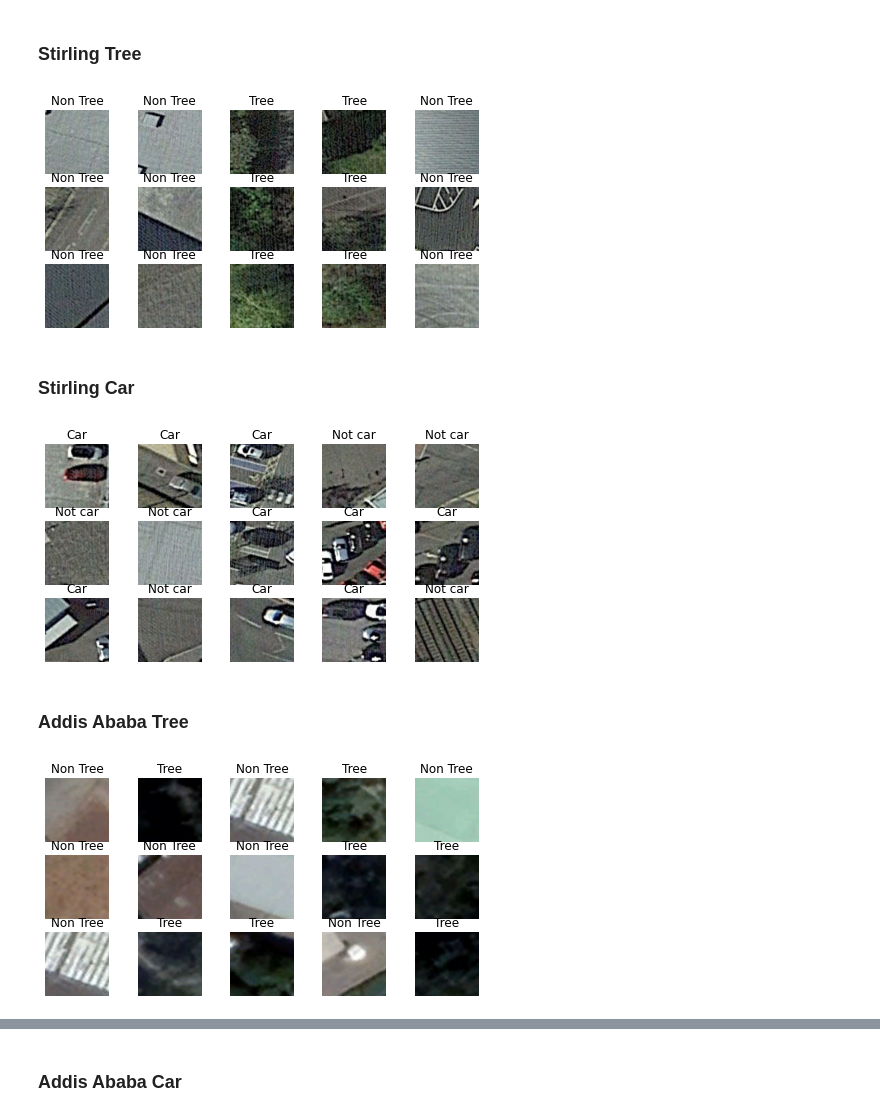
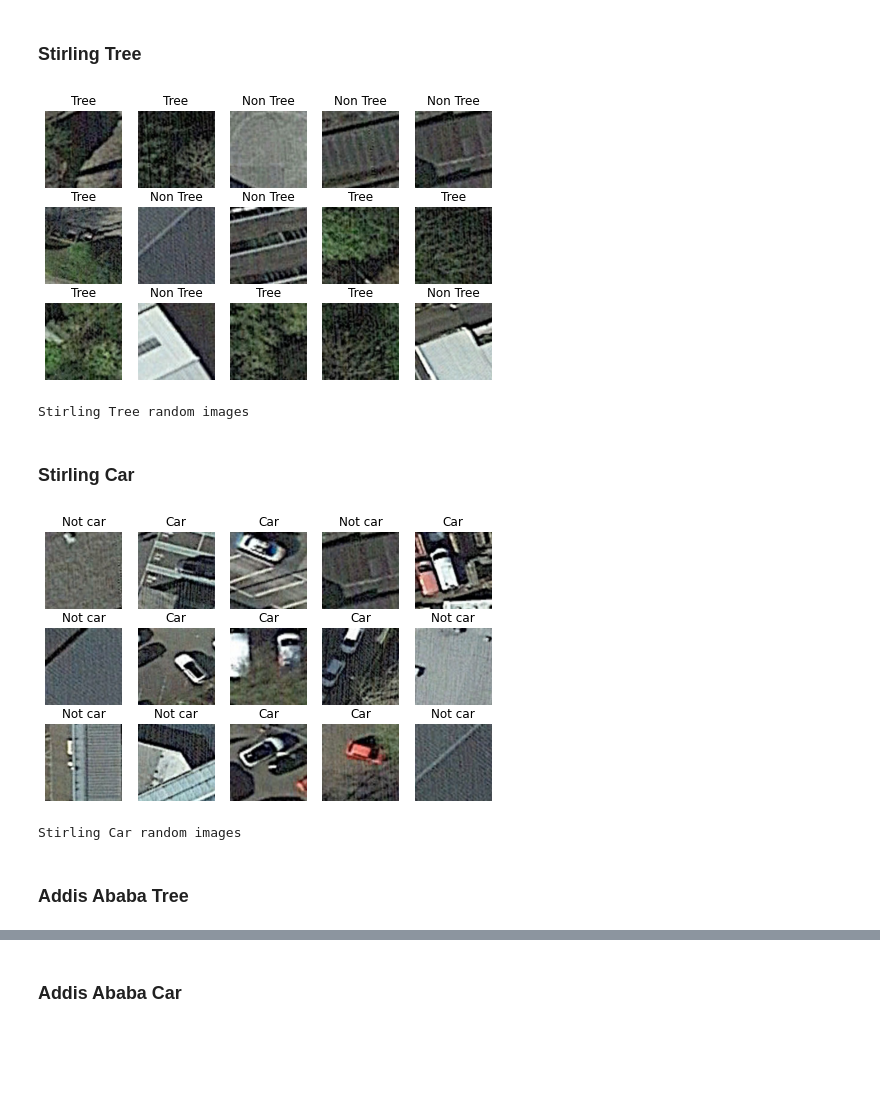
Before and after one commit to workingbetter/deep-learning-Image-classification-by-Michael-Bogale, a Jupyter notebook: ITNPAI1_3071806.ipynb, the cells around one changed output, grey strips where cells are left out. Saved outputs shown, nothing was run; the diff lists cells and outputs as text; code cells hidden in the pictures; blank space fills up the shorter version.

```diff
--- a/ITNPAI1_3071806.ipynb
+++ b/ITNPAI1_3071806.ipynb
@@ -79,0 +75,6 @@ label csv is created for easier access
+# %%
+# Directory path of image datasets
+stir_tree = '/content/drive/MyDrive/Deep learning/dataset11/dataset/Stirling_Tree'
+stir_car = '/content/drive/MyDrive/Deep learning/dataset11/dataset/Stirling_Car'
+addis_tree = '/content/drive/MyDrive/Deep learning/dataset11/dataset/Addis_Ababa_Tree'
+addis_car = '/content/drive/MyDrive/Deep learning/dataset11/dataset/Addis_Ababa_Car'
@@ -174,13 +157,12 @@ class CustomDataset(torch.utils.data.Dataset):
 # %%
 # Define plotting function
-def plot_dataset(positive, negative):
+def plot_dataset(positive, negative, dataset):
     labels_map = {
         0: negative,
         1: positive
     }
-
     # Selecting some images for preview
-    figure = plt.figure(figsize=(8, 4))
+    figure = plt.figure(figsize=(8, 5))
     cols, rows = 5, 3
     for i in range(1, cols * rows + 1):
         sample_idx = torch.randint(len(dataset), size=(1,)).item() # Randomly selected
@@ -201,36 +191,28 @@ https://pytorch.org/tutorials/beginner/basics/data_tutorial.html
+# %%
+# Create the dataset and dataloader objects
+
+# Datasets
+stir_tree_dataset = CustomDataset(stir_tree)
+stir_car_dataset = CustomDataset(stir_car)
+addis_tree_dataset = CustomDataset(addis_tree)
+addis_car_dataset = CustomDataset(addis_car)
+
+#dataloader = DataLoader(stir_tree_dataset, batch_size=64, shuffle=True)
 # %% [markdown]
 ### Stirling Tree
-# %%
-# Create the dataset and dataloader objects
-dataset_loc = '/content/drive/MyDrive/Deep learning/dataset11/dataset/Stirling_Tree'
-
-dataset = CustomDataset(dataset_loc)
-dataloader = DataLoader(dataset, batch_size=64, shuffle=True)
-
-plot_dataset("Tree", "Non Tree")
-# %% [output]
-[figure, removed]
+# %%
+plot_dataset("Tree", "Non Tree",stir_tree_dataset)
+print('Stirling Tree random images')
+# %% [output]
+[figure, added]
+Stirling Tree random images
 # %% [markdown]
 ### Stirling Car
-# %%
-# Create the dataset and dataloader objects
-dataset_loc = '/content/drive/MyDrive/Deep learning/dataset11/dataset/Stirling_Car'
-
-dataset = CustomDataset(dataset_loc)
-dataloader = DataLoader(dataset, batch_size=64, shuffle=True)
-
-plot_dataset("Car", "Not car")
-# %% [output]
-[figure, removed]
+# %%
+plot_dataset("Car", "Not car",stir_car_dataset)
+print('Stirling Car random images')
+# %% [output]
+[figure, added]
+Stirling Car random images
 # %% [markdown]
 ### Addis Ababa Tree
-# %%
-# Create the dataset and dataloader objects
-dataset_loc = '/content/drive/MyDrive/Deep learning/dataset11/dataset/Addis_Ababa_Tree'
-
-dataset = CustomDataset(dataset_loc)
-dataloader = DataLoader(dataset, batch_size=64, shuffle=True)
-
-plot_dataset("Tree", "Non Tree")
-# %% [output]
-[figure, removed]
```
Also changed, not shown: parts of 38 cells of this notebook.
